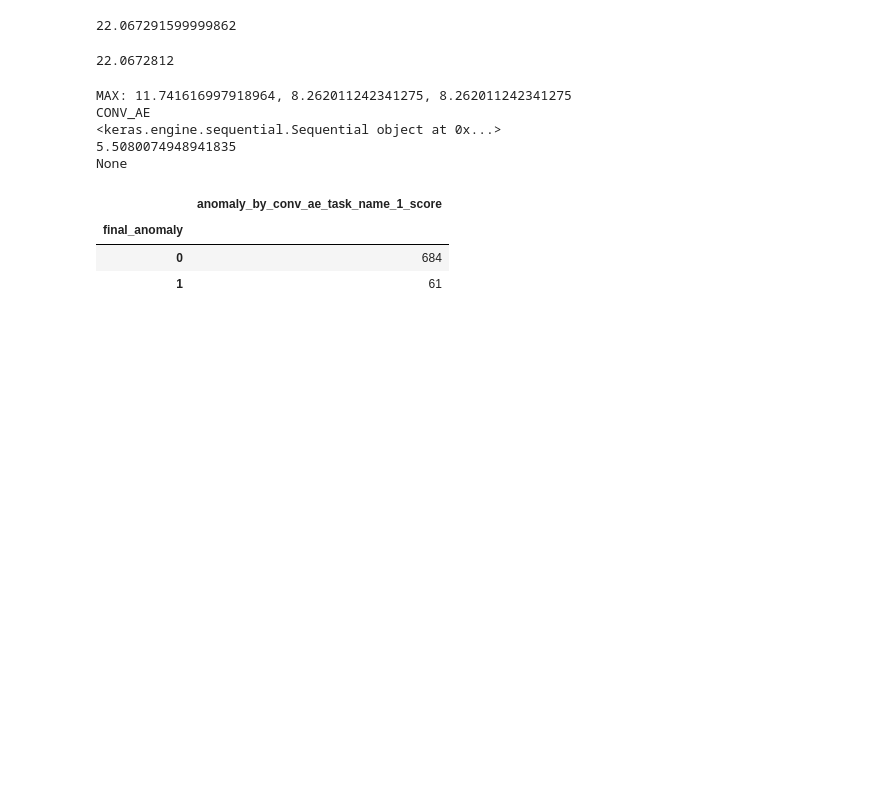
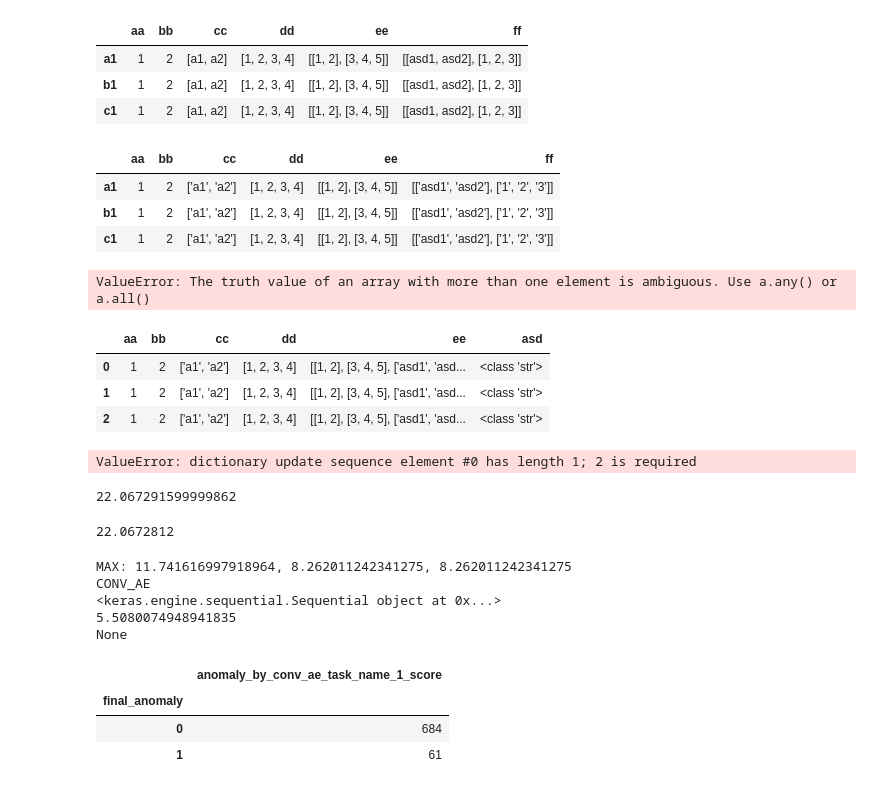
Before and after one commit to Anastasis-Iliopoulos/timeseries-anomaly-detection-with-feature-bagging-and-nested-rotations, a Jupyter notebook: test.ipynb, the cells around one changed output. Saved outputs shown, nothing was run; the diff lists cells and outputs as text; code cells hidden in the pictures; blank space fills up the shorter version.

```diff
--- a/test.ipynb
+++ b/test.ipynb
@@ -25,3 +25,16 @@ import time
 # np.random.choice(10, 3, replace=False).tolist()
 # np.random.seed(0)
 # np.random.get_state()[1][0]
+# %%
+df = pd.DataFrame([
+    (1,2,["a1", "a2"], [1,2,3,4],[[1,2],[3,4,5]],[["asd1", "asd2"], ["1", "2", "3"]]),
+    (1,2,["a1", "a2"], [1,2,3,4],[[1,2],[3,4,5]],[["asd1", "asd2"], ["1", "2", "3"]]),
+    (1,2,["a1", "a2"], [1,2,3,4],[[1,2],[3,4,5]],[["asd1", "asd2"], ["1", "2", "3"]]),
+], columns=["aa", "bb", "cc", "dd", "ee", "ff"], index = ["a1", "b1", "c1"])
+# df["asd"] = df.apply(lambda x: type(x.ee), axis=1)
+df
+# %% [output]
+|  | aa | bb | cc | dd | ee | ff |
+| a1 | 1 | 2 | [a1, a2] | [1, 2, 3, 4] | [[1, 2], [3, 4, 5]] | [[asd1, asd2], [1, 2, 3]] |
+| b1 | 1 | 2 | [a1, a2] | [1, 2, 3, 4] | [[1, 2], [3, 4, 5]] | [[asd1, asd2], [1, 2, 3]] |
+| c1 | 1 | 2 | [a1, a2] | [1, 2, 3, 4] | [[1, 2], [3, 4, 5]] | [[asd1, asd2], [1, 2, 3]] |
@@ -27,0 +44,8 @@ import time
+# %%
+df = pd.read_csv("./abc.csv", index_col=0)
+df
+# %% [output]
+|  | aa | bb | cc | dd | ee | ff |
+| a1 | 1 | 2 | ['a1', 'a2'] | [1, 2, 3, 4] | [[1, 2], [3, 4, 5]] | [['asd1', 'asd2'], ['1', '2', '3']] |
+| b1 | 1 | 2 | ['a1', 'a2'] | [1, 2, 3, 4] | [[1, 2], [3, 4, 5]] | [['asd1', 'asd2'], ['1', '2', '3']] |
+| c1 | 1 | 2 | ['a1', 'a2'] | [1, 2, 3, 4] | [[1, 2], [3, 4, 5]] | [['asd1', 'asd2'], ['1', '2', '3']] |
@@ -27,0 +56,16 @@ import time
+# %%
+df = pd.read_parquet("./abc.parquet.gzip")
+df["asd"] = df.apply(lambda x : x.dd.tolist(),axis=1)
+df["asdeq"] = df["asd"] == df["dd"]
+df
+# %% [output]
+ValueError: The truth value of an array with more than one element is ambiguous. Use a.any() or a.all()
+# %%
+df = pd.read_csv("./abc.csv")
+df["asd"] = df.apply(lambda x: type(x.dd), axis=1)
+df
+# %% [output]
+|  | aa | bb | cc | dd | ee | asd |
+| 0 | 1 | 2 | ['a1', 'a2'] | [1, 2, 3, 4] | [[1, 2], [3, 4, 5], ['asd1', 'asd... | <class 'str'> |
+| 1 | 1 | 2 | ['a1', 'a2'] | [1, 2, 3, 4] | [[1, 2], [3, 4, 5], ['asd1', 'asd... | <class 'str'> |
+| 2 | 1 | 2 | ['a1', 'a2'] | [1, 2, 3, 4] | [[1, 2], [3, 4, 5], ['asd1', 'asd... | <class 'str'> |
@@ -28,3 +79,13 @@ import time
+# %%
+    Score_alg_1, UCL_alg_1, Score_alg_2, UCL_alg_2, Score_alg_3, UCL_alg_3
+1
+2
+3
+4
+5
+6
+# %% [output]
+ValueError: dictionary update sequence element #0 has length 1; 2 is required
 # %%
 start_time = time.perf_counter()
 start_time_ns = time.perf_counter_ns()
```
Also changed, not shown: parts of 6 cells of this notebook, 10 other files.
